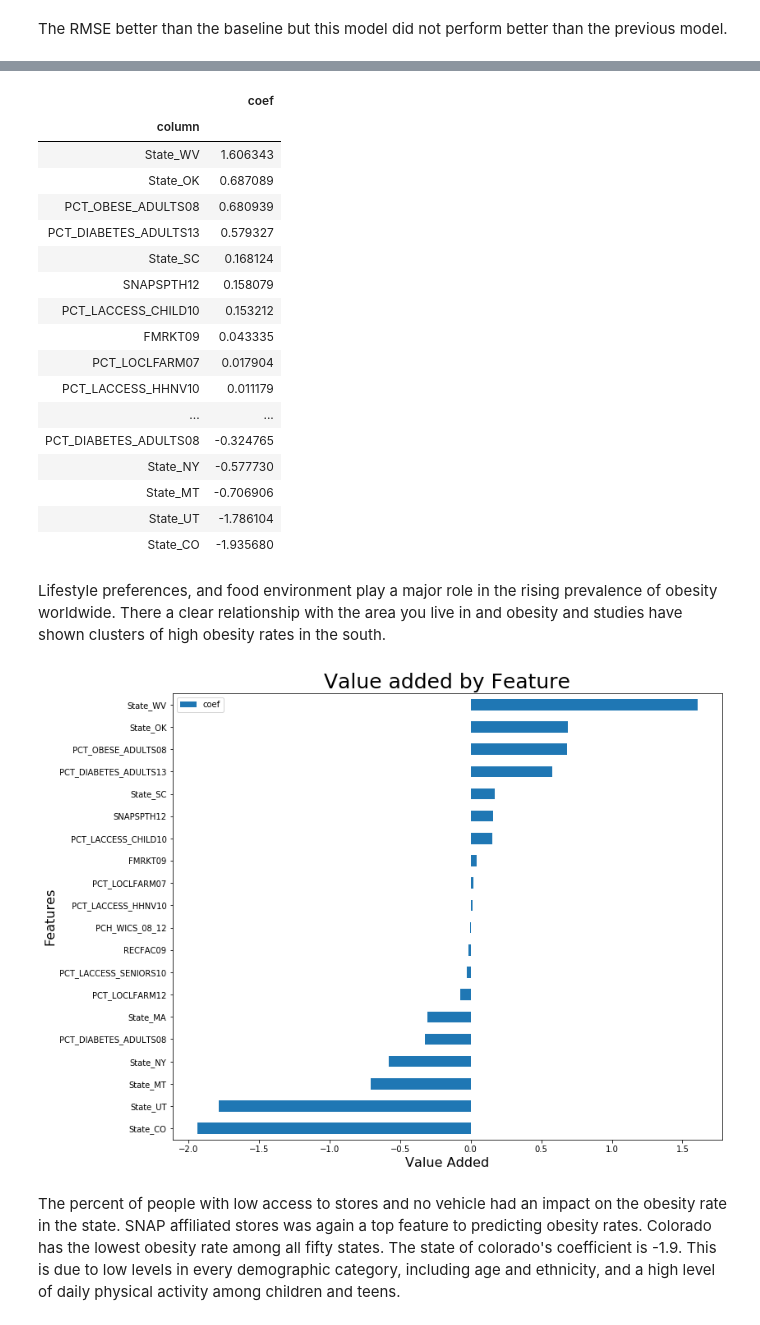
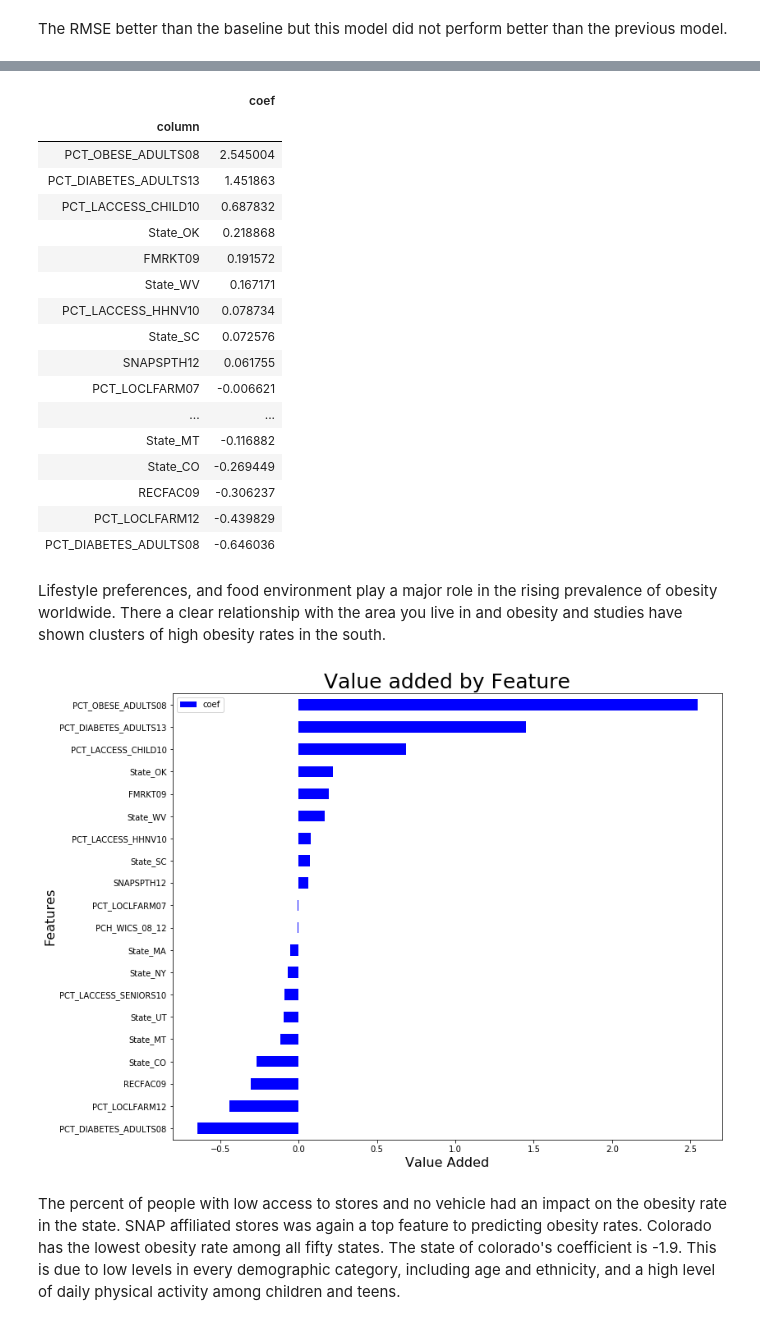
Before and after one commit to Graceallison/Predicting-Obesity-Rates-Based-on-Food-Atlas, a Jupyter notebook: Code/Modelling.ipynb, the cells around one changed output, grey strips where cells are left out. Cells and saved outputs as stored; diff of their text form; code cells hidden in the pictures.

```diff
--- a/Code/Modelling.ipynb
+++ b/Code/Modelling.ipynb
@@ -551,12 +552,19 @@ X_corr= df[features]
 y_corr= df['PCT_OBESE_ADULTS13']
 # %%
 # a new train_test split based on the correlated features
-X_train_corr, X_test_corr, y_train_corr, y_test_corr = train_test_split(X_corr, y_corr,
 
-                                                    random_state=42)
+X_train, X_test, y_train, y_test = train_test_split(X_corr, y_corr,
+                                                    test_size = .33,
+                                                    random_state = 22)
+
+
+#scalling again
+sc = StandardScaler()
+Z_train_corr = sc.fit_transform(X_train)
+Z_test_corr = sc.transform(X_test)
 # %%
 lr = LinearRegression()
-lr.fit(X_train_corr, y_train_corr)
+lr.fit(Z_train_corr, y_train)
 # %% [output]
 LinearRegression(copy_X=True, fit_intercept=True, n_jobs=None, normalize=False)
 # %%
@@ -635,32 +643,32 @@ top_bottom.sort_values(by = 'coef', ascending = False)
 # %% [output]
 |  | coef |
 | column |  |
-| State_WV | 1.606343 |
-| State_OK | 0.687089 |
-| PCT_OBESE_ADULTS08 | 0.680939 |
-| PCT_DIABETES_ADULTS13 | 0.579327 |
-| State_SC | 0.168124 |
-| SNAPSPTH12 | 0.158079 |
-| PCT_LACCESS_CHILD10 | 0.153212 |
-| FMRKT09 | 0.043335 |
-| PCT_LOCLFARM07 | 0.017904 |
-| PCT_LACCESS_HHNV10 | 0.011179 |
+| PCT_OBESE_ADULTS08 | 2.545004 |
+| PCT_DIABETES_ADULTS13 | 1.451863 |
+| PCT_LACCESS_CHILD10 | 0.687832 |
+| State_OK | 0.218868 |
+| FMRKT09 | 0.191572 |
+| State_WV | 0.167171 |
+| PCT_LACCESS_HHNV10 | 0.078734 |
+| State_SC | 0.072576 |
+| SNAPSPTH12 | 0.061755 |
+| PCT_LOCLFARM07 | -0.006621 |
 | ... | ... |
-| PCT_DIABETES_ADULTS08 | -0.324765 |
-| State_NY | -0.577730 |
-| State_MT | -0.706906 |
-| State_UT | -1.786104 |
-| State_CO | -1.935680 |
+| State_MT | -0.116882 |
+| State_CO | -0.269449 |
+| RECFAC09 | -0.306237 |
+| PCT_LOCLFARM12 | -0.439829 |
+| PCT_DIABETES_ADULTS08 | -0.646036 |
 # %% [markdown]
 Lifestyle preferences, and food environment play a major role in the rising prevalence of obesity worldwide. There a clear relationship with the area you live in and obesity and studies have shown clusters of high obesity rates in the south.
 # %%
-ax = top_bottom.sort_values(by = 'coef', ascending = False).plot(kind = 'barh', figsize = (12,10))
+ax = top_bottom.sort_values(by = 'coef', ascending = False).plot(kind = 'barh', figsize = (12,10), color='blue')
 ax.set_xlabel('Value Added', fontsize = 16)
 ax.set_ylabel('Features', fontsize = 16)
 ax.invert_yaxis()
 plt.title('Value added by Feature', fontsize = 25);
 # %% [output]
-[figure, old version]
+[figure, new version]
 # %% [markdown]
 The percent of people with low access to stores and no vehicle had an impact on the obesity rate in the state. SNAP affiliated stores was again a top feature to predicting obesity rates. Colorado has the lowest obesity rate among all fifty states. The state of colorado's coefficient is -1.9. This is due to low levels in every demographic category, including age and ethnicity, and a high level of daily physical activity among children and teens.
 # %% [markdown]
```
Also changed, not shown: parts of 53 cells of this notebook, 1 other file.
